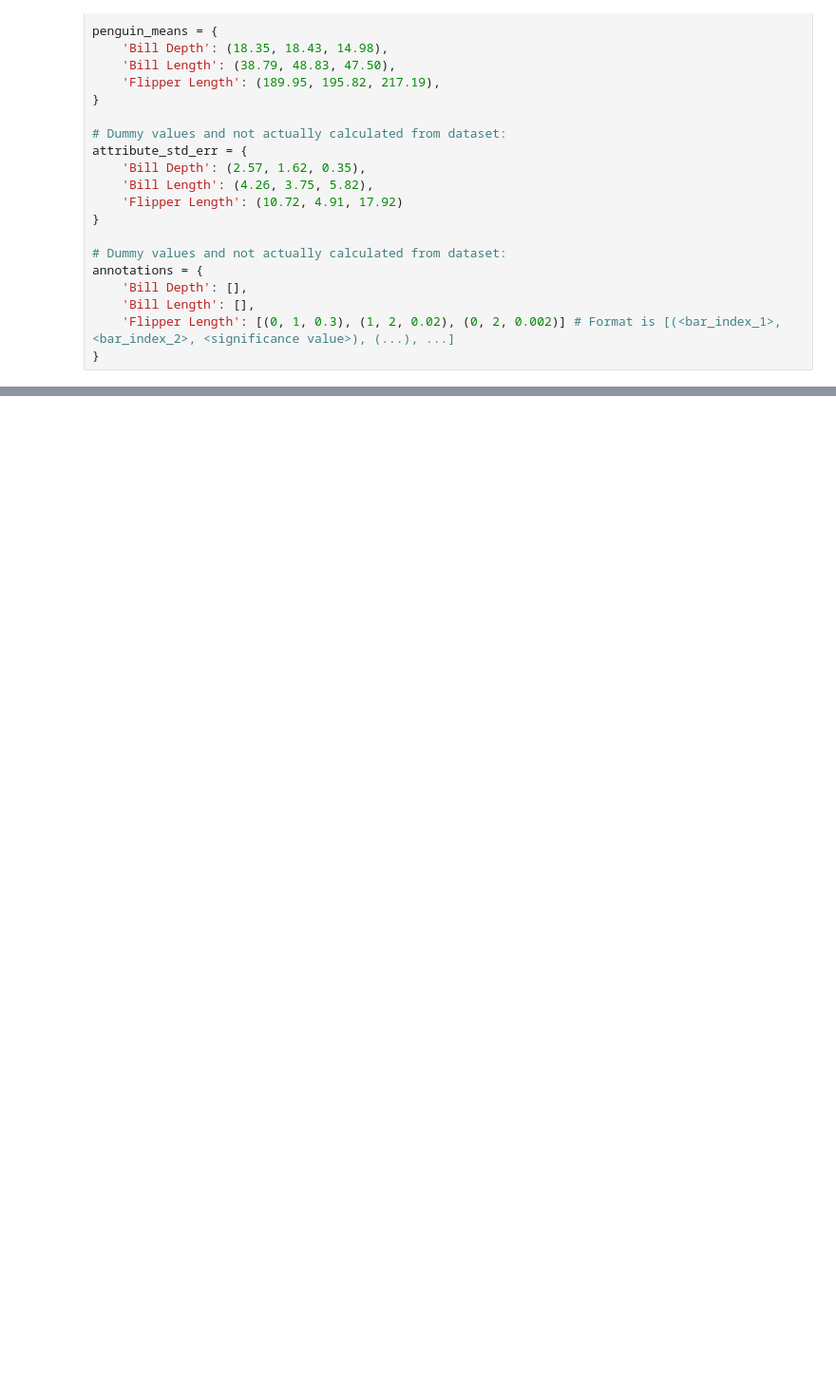
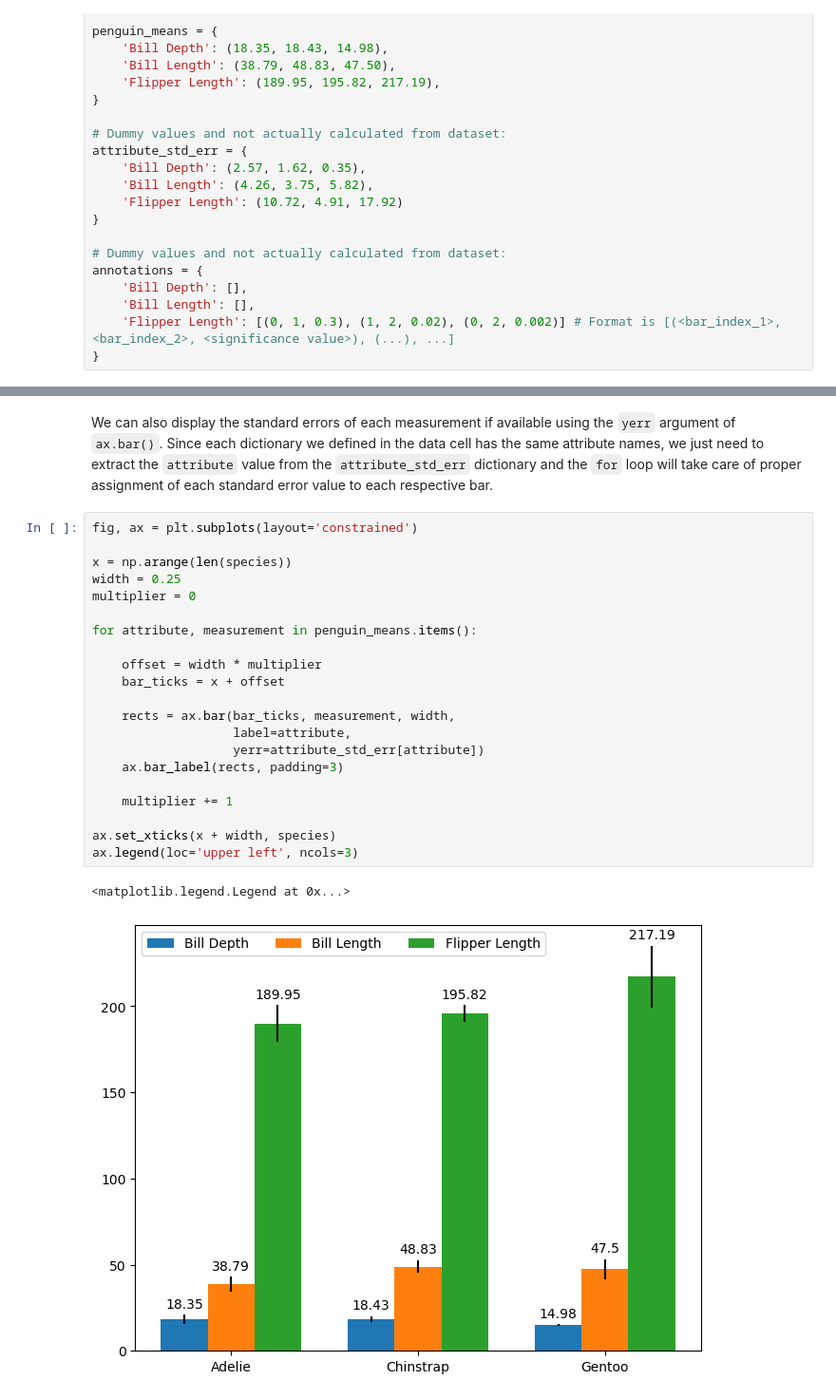
Before and after one commit to jkantorow/nucommlab-datavis-workshop, a Jupyter notebook: day-2/d_grouped_bar_with_star_sig.ipynb, the cells around one changed output, grey strips where cells are left out. Shown at 95% size. Drawn from its saved outputs; the diff is of its cells as text; blank space fills up the shorter version.

```diff
--- a/day-2/d_grouped_bar_with_star_sig.ipynb
+++ b/day-2/d_grouped_bar_with_star_sig.ipynb
@@ -71,0 +99,26 @@ ax.set_ylim(0, 350)
+# %% [markdown]
+We can also display the standard errors of each measurement if available using the `yerr` argument of `ax.bar()`. Since each dictionary we defined in the data cell has the same attribute names, we just need to extract the `attribute` value from the `attribute_std_err` dictionary and the `for` loop will take care of proper assignment of each standard error value to each respective bar.
+# %%
+fig, ax = plt.subplots(layout='constrained')
+
+x = np.arange(len(species))
+width = 0.25
+multiplier = 0
+
+for attribute, measurement in penguin_means.items():
+
+    offset = width * multiplier
+    bar_ticks = x + offset
+
+    rects = ax.bar(bar_ticks, measurement, width,
+                   label=attribute,
+                   yerr=attribute_std_err[attribute])
+    ax.bar_label(rects, padding=3)
+
+    multiplier += 1
+
+ax.set_xticks(x + width, species)
+ax.legend(loc='upper left', ncols=3)
+# %% [output]
+<matplotlib.legend.Legend at 0x...>
+[figure, added]
```
Also changed, not shown: parts of 18 cells of this notebook.
